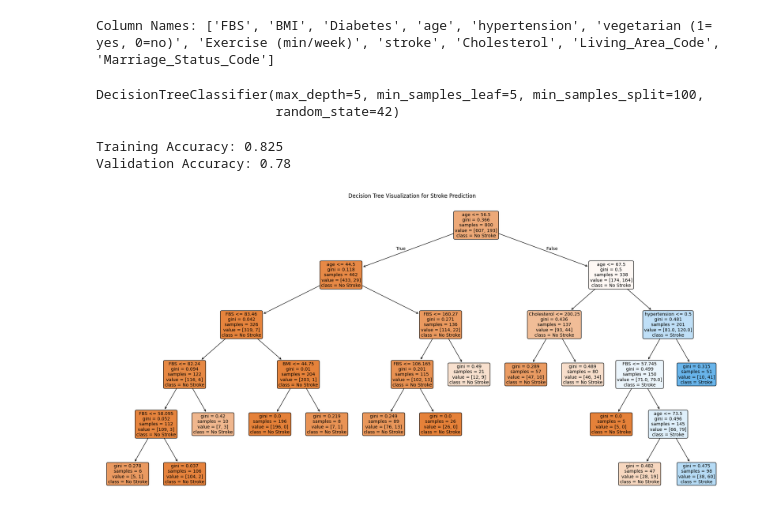
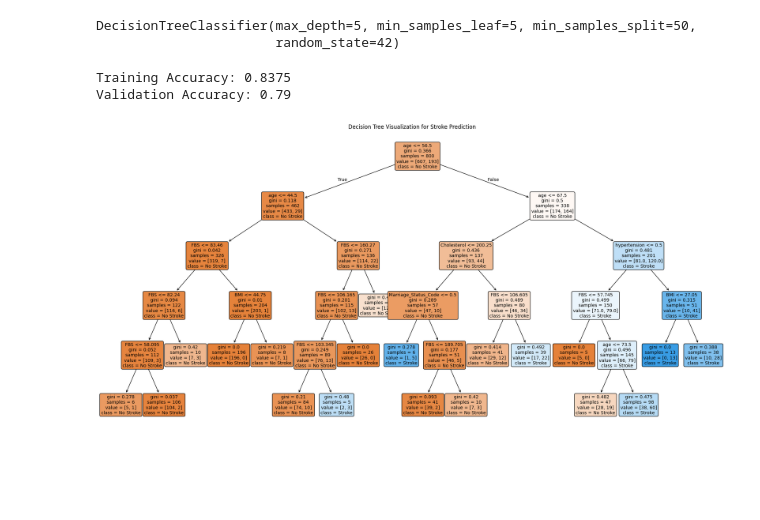
Before and after one commit to TK114-5354/Basic_principles_of_Artificial_intelligence, a Jupyter notebook: task1/task/task1.ipynb, the cells around one changed output. Cells and saved outputs as stored; diff of their text form; code cells hidden in the pictures; blank space fills up the shorter version.

```diff
--- a/task1/task/task1.ipynb
+++ b/task1/task/task1.ipynb
@@ -33,8 +11,3 @@ max     240.500000          1.000000              1.000000
-# %%
-col_names = data.columns.tolist()
-print("Column Names:", col_names)
-# %% [output]
-Column Names: ['FBS', 'BMI', 'Diabetes', 'age', 'hypertension', 'vegetarian (1= yes, 0=no)', 'Exercise (min/week)', 'stroke', 'Cholesterol', 'Living_Area_Code', 'Marriage_Status_Code']
 # %%
 data_encoded = pd.get_dummies(data, drop_first=True)
 x = data_encoded.drop('stroke', axis=1)
@@ -43,37 +16,37 @@ x_train, x_test, y_train, y_test = train_test_split(x, y, test_size=0.2, random_
 # %%
 clf = DecisionTreeClassifier(
     max_depth=5,
-    min_samples_split=100,
+    min_samples_split=50,
     min_samples_leaf=5,
     random_state=42,
 )
 clf.fit(x_train, y_train)
 # %% [output]
-DecisionTreeClassifier(max_depth=5, min_samples_leaf=5, min_samples_split=100,
+DecisionTreeClassifier(max_depth=5, min_samples_leaf=5, min_samples_split=50,
                        random_state=42)
 # %%
 print("Training Accuracy:", clf.score(x_train, y_train))
 print("Validation Accuracy:", clf.score(x_test, y_test))
 # %% [output]
-Training Accuracy: 0.825
-Validation Accuracy: 0.78
+Training Accuracy: 0.8375
+Validation Accuracy: 0.79
 # %%
 #Graph
 # 1. ตั้งค่าขนาดของภาพ (ปรับตัวเลขได้ถ้าภาพเล็กไป)
 plt.figure(figsize=(25, 12))
 
 # 2. วาดกราฟ
 plot_tree(
     clf,              # ใส่โมเดลที่เราฝึกเสร็จแล้ว
-    feature_names=X.columns,      # ใส่ชื่อคอลัมน์เพื่อให้รูว่าโหนดนั้นเช็คค่าอะไร
+    feature_names=x.columns,      # ใส่ชื่อคอลัมน์เพื่อให้รูว่าโหนดนั้นเช็คค่าอะไร
     class_names=['No Stroke', 'Stroke'], # ใส่ชื่อผลลัพธ์ (0=No Stroke, 1=Stroke)
     filled=True,                  # ระบายสีตามความมั่นใจ (สีเข้ม=มั่นใจมาก)
     rounded=True,                 # ทำให้กล่องมน ดูง่ายขึ้น
     fontsize=10                   # ขนาดตัวอักษร
 )
 
 # 3. แสดงผล
 plt.title("Decision Tree Visualization for Stroke Prediction")
 plt.show()
 # %% [output]
-[figure, old version]
+[figure, new version]
```
Also changed, not shown: parts of 1 cell of this notebook, 7 other files.
